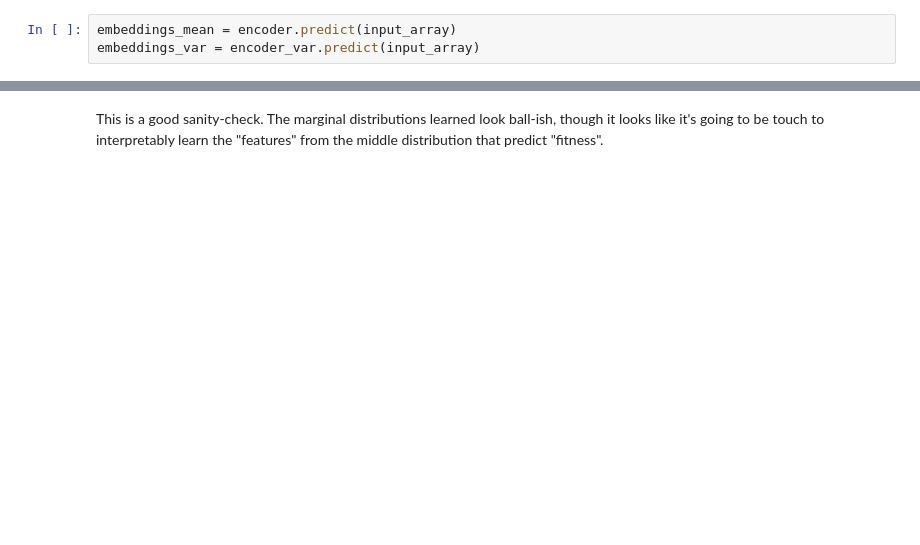
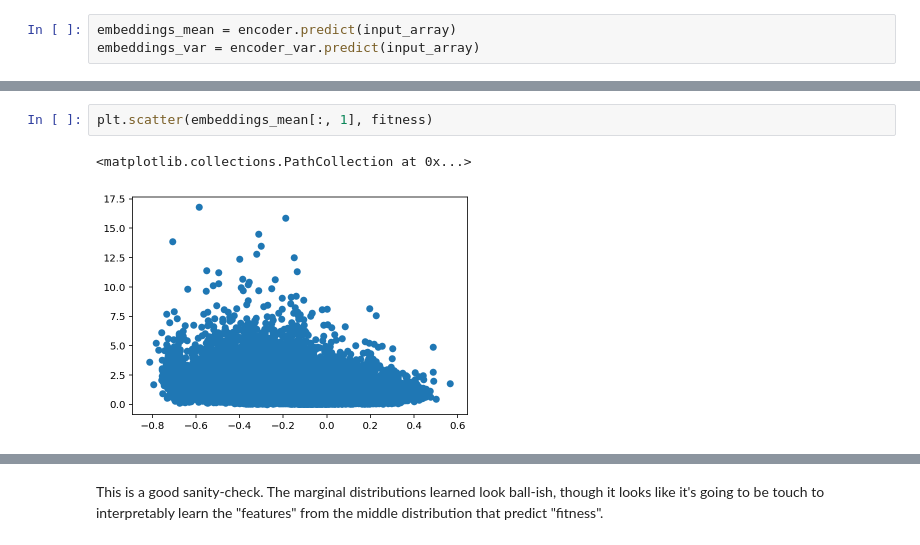
Before and after one commit to ericmjl/autoencoders, a Jupyter notebook: deep-mutational-scanning.ipynb, the cells around one changed output, grey strips where cells are left out. Saved outputs shown, nothing was run; the diff lists cells and outputs as text; blank space fills up the shorter version.

```diff
--- a/deep-mutational-scanning.ipynb
+++ b/deep-mutational-scanning.ipynb
@@ -205,3 +217,8 @@ ax6.set_title('Fitness Landscape')
+# %%
+plt.scatter(embeddings_mean[:, 1], fitness)
+# %% [output]
+<matplotlib.collections.PathCollection at 0x...>
+[figure, added]
 # %%
 fig = plt.figure(figsize=(10, 2))
 for dim in range(encoding_dim):
```
Also changed, not shown: parts of 8 cells of this notebook, 4 other files.
